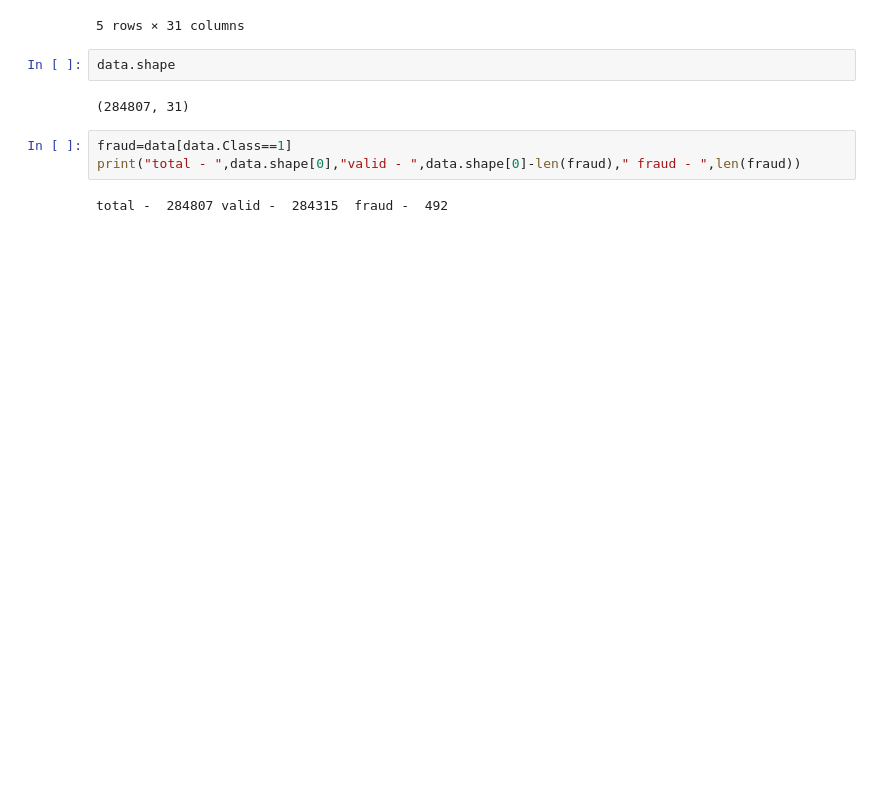
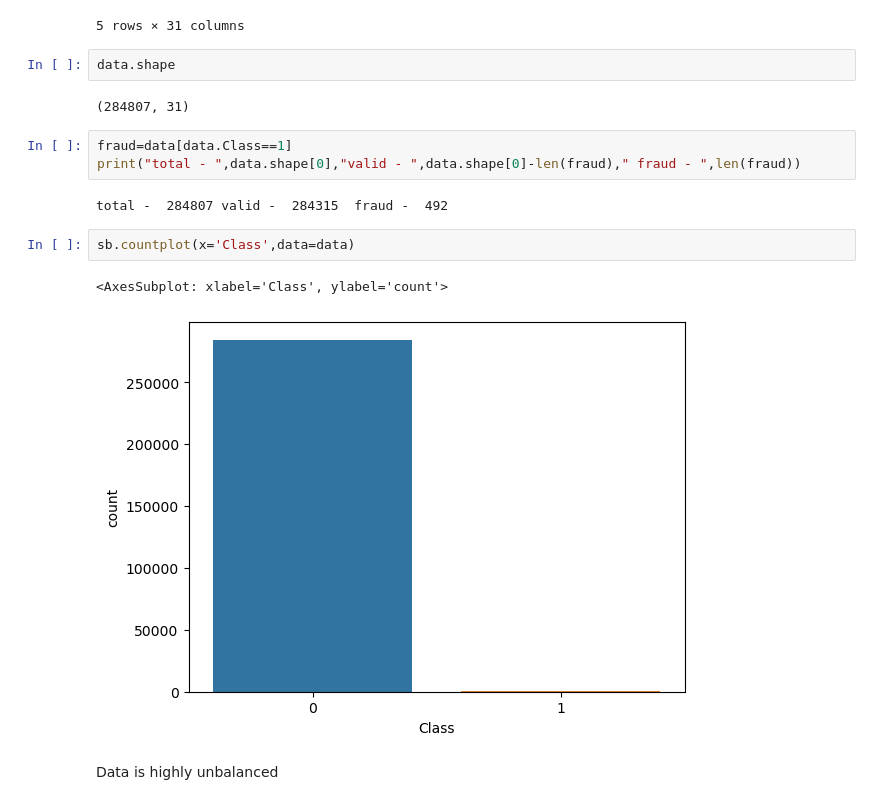
Before and after one commit to RoshanAswal/Credit-Card-Fraud-Detection, a Jupyter notebook: Fraud Detection.ipynb, the cells around one changed output. Saved outputs shown, nothing was run; the diff lists cells and outputs as text; blank space fills up the shorter version.

```diff
--- a/Fraud Detection.ipynb
+++ b/Fraud Detection.ipynb
@@ -22,3 +24,10 @@ fraud=data[data.Class==1]
 print("total - ",data.shape[0],"valid - ",data.shape[0]-len(fraud)," fraud - ",len(fraud))
 # %% [output]
 total -  284807 valid -  284315  fraud -  492
+# %%
+sb.countplot(x='Class',data=data)
+# %% [output]
+<AxesSubplot: xlabel='Class', ylabel='count'>
+[figure, added]
+# %% [markdown]
+Data is highly unbalanced
```
Also changed, not shown: parts of 7 cells of this notebook.
